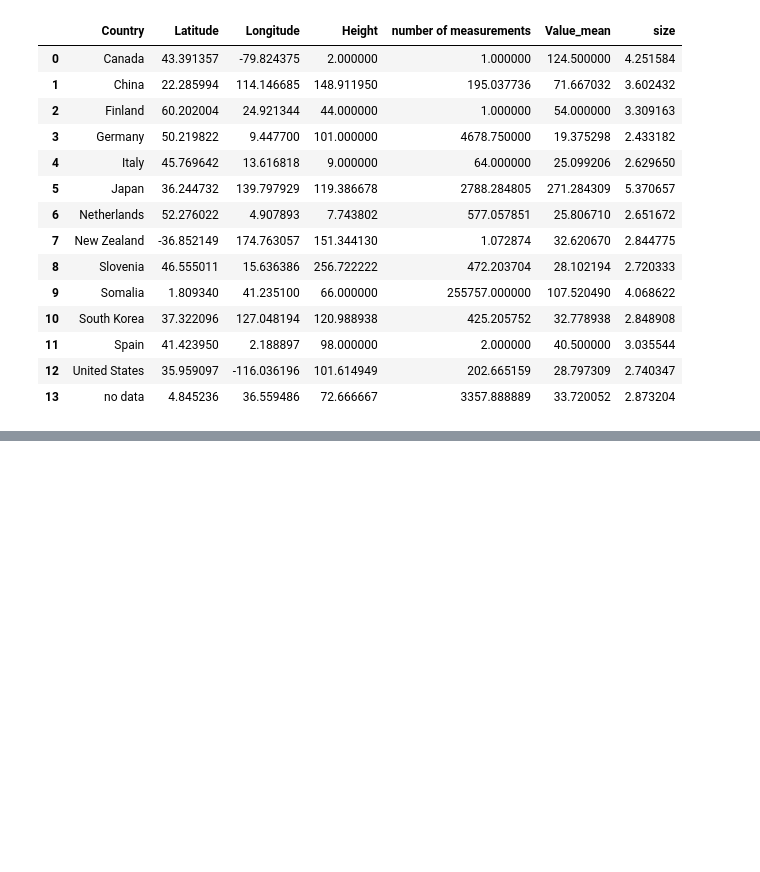
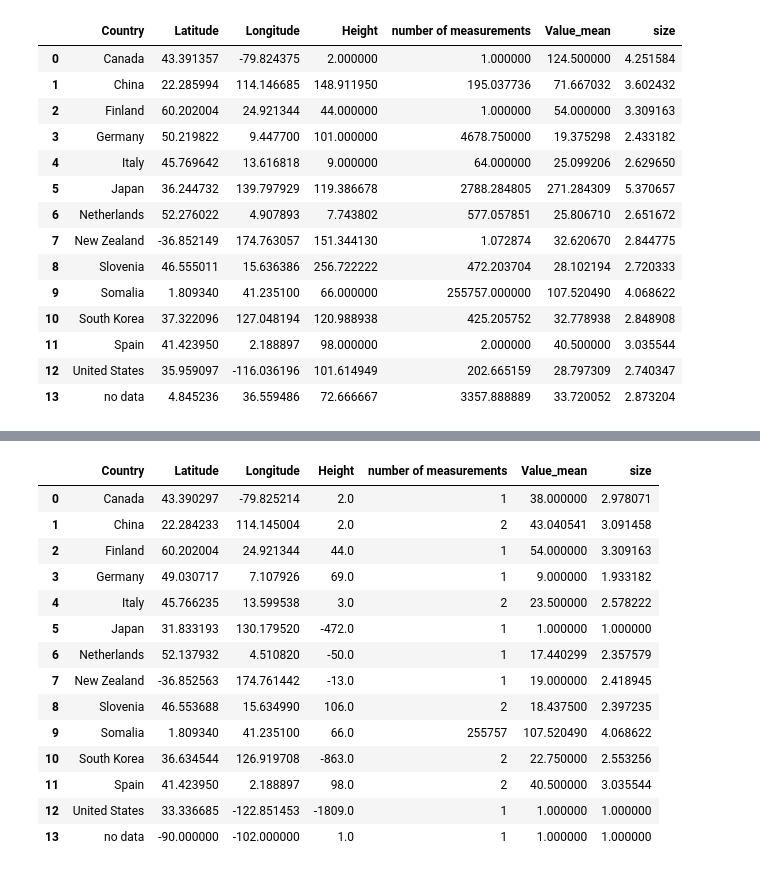
Before and after one commit to FEJTWOW/data_mining, a Jupyter notebook: eksplo5.ipynb, the cells around one changed output, grey strips where cells are left out. Drawn from its saved outputs; the diff is of its cells as text; code cells hidden in the pictures; blank space fills up the shorter version.

```diff
--- a/eksplo5.ipynb
+++ b/eksplo5.ipynb
@@ -92,0 +95,2 @@ cdf['Country'] = countries
+# %%
+cdf = pd.read_csv('cdata.csv')
@@ -273,7 +290,23 @@ fig.show()
 [interactive output not drawn]
 # %%
 formated_cdf_group = cdf.groupby(['Country'])
-formated_cdf = formated_cdf_group.mean()
+formated_cdf = formated_cdf_group.min()
 formated_cdf = formated_cdf.reset_index()
 formated_cdf['size'] = formated_cdf["Value_mean"].pow(0.3)
 formated_cdf
+# %% [output]
+|  | Country | Latitude | Longitude | Height | number of measurements | Value_mean | size |
+| 0 | Canada | 43.390297 | -79.825214 | 2.0 | 1 | 38.000000 | 2.978071 |
+| 1 | China | 22.284233 | 114.145004 | 2.0 | 2 | 43.040541 | 3.091458 |
+| 2 | Finland | 60.202004 | 24.921344 | 44.0 | 1 | 54.000000 | 3.309163 |
+| 3 | Germany | 49.030717 | 7.107926 | 69.0 | 1 | 9.000000 | 1.933182 |
+| 4 | Italy | 45.766235 | 13.599538 | 3.0 | 2 | 23.500000 | 2.578222 |
+| 5 | Japan | 31.833193 | 130.179520 | -472.0 | 1 | 1.000000 | 1.000000 |
+| 6 | Netherlands | 52.137932 | 4.510820 | -50.0 | 1 | 17.440299 | 2.357579 |
+| 7 | New Zealand | -36.852563 | 174.761442 | -13.0 | 1 | 19.000000 | 2.418945 |
+| 8 | Slovenia | 46.553688 | 15.634990 | 106.0 | 2 | 18.437500 | 2.397235 |
+| 9 | Somalia | 1.809340 | 41.235100 | 66.0 | 255757 | 107.520490 | 4.068622 |
+| 10 | South Korea | 36.634544 | 126.919708 | -863.0 | 2 | 22.750000 | 2.553256 |
+| 11 | Spain | 41.423950 | 2.188897 | 98.0 | 2 | 40.500000 | 3.035544 |
+| 12 | United States | 33.336685 | -122.851453 | -1809.0 | 1 | 1.000000 | 1.000000 |
+| 13 | no data | -90.000000 | -102.000000 | 1.0 | 1 | 1.000000 | 1.000000 |
```
Also changed, not shown: parts of 6 cells of this notebook.
